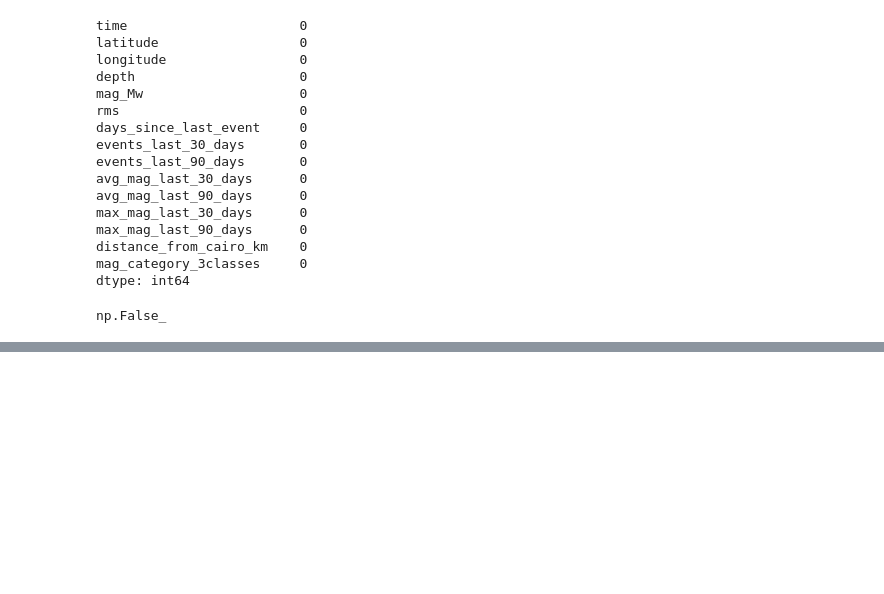
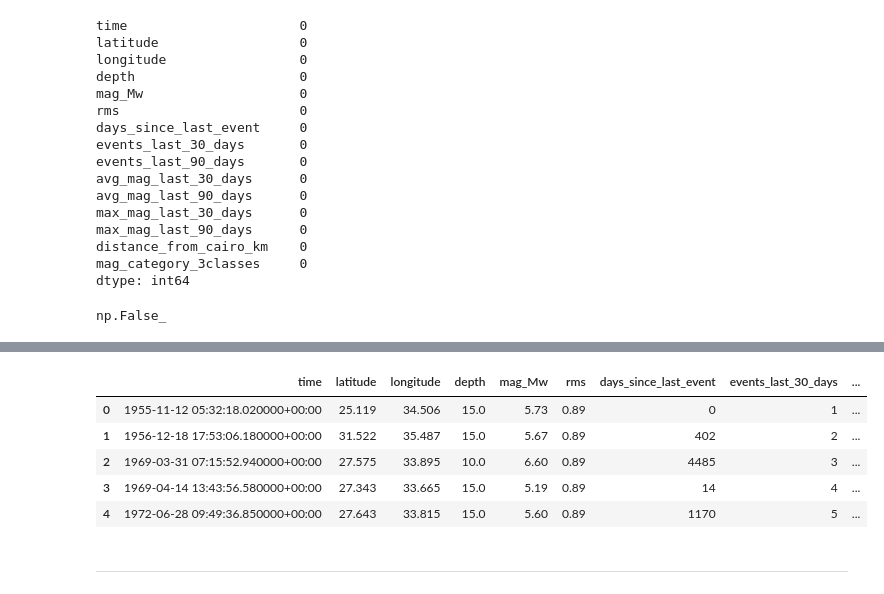
Before and after one commit to NohaKhaled01/Egypt_RedSea_EarthQuakes, a Jupyter notebook: First_File_16Feb.ipynb, the cells around one changed output, grey strips where cells are left out. Drawn from its saved outputs; the diff is of its cells as text; code cells hidden in the pictures; blank space fills up the shorter version.

Commit message:
Divided the code into sections. Extracted a year column. Rounded decimal numbers to 2 digits

```diff
--- a/First_File_16Feb.ipynb
+++ b/First_File_16Feb.ipynb
@@ -170,0 +158,19 @@ higher values - less matching between the predicted earthquake location and the
+# %%
+df[['year', 'delete_later']] = df['time'].str.split("-", n = 1, expand = True)
+# %%
+df.drop(columns = 'delete_later', inplace = True)
+# %%
+df['avg_mag_last_30_days'] = df['avg_mag_last_30_days'].round(2)
+df['avg_mag_last_90_days'] = df['avg_mag_last_90_days'].round(2)
+df['distance_from_cairo_km'] = df['distance_from_cairo_km'].round(2)
+# %%
+df.head(5)
+# %% [output]
+|  | time | latitude | longitude | depth | mag_Mw | rms | days_since_last_event | events_last_30_days | ... |
+| 0 | 1955-11-12 05:32:18.020000+00:00 | 25.119 | 34.506 | 15.0 | 5.73 | 0.89 | 0 | 1 | ... |
+| 1 | 1956-12-18 17:53:06.180000+00:00 | 31.522 | 35.487 | 15.0 | 5.67 | 0.89 | 402 | 2 | ... |
+| 2 | 1969-03-31 07:15:52.940000+00:00 | 27.575 | 33.895 | 10.0 | 6.60 | 0.89 | 4485 | 3 | ... |
+| 3 | 1969-04-14 13:43:56.580000+00:00 | 27.343 | 33.665 | 15.0 | 5.19 | 0.89 | 14 | 4 | ... |
+| 4 | 1972-06-28 09:49:36.850000+00:00 | 27.643 | 33.815 | 15.0 | 5.60 | 0.89 | 1170 | 5 | ... |
+# %% [markdown]
+----------------
```
Also changed, not shown: parts of 15 cells of this notebook.
